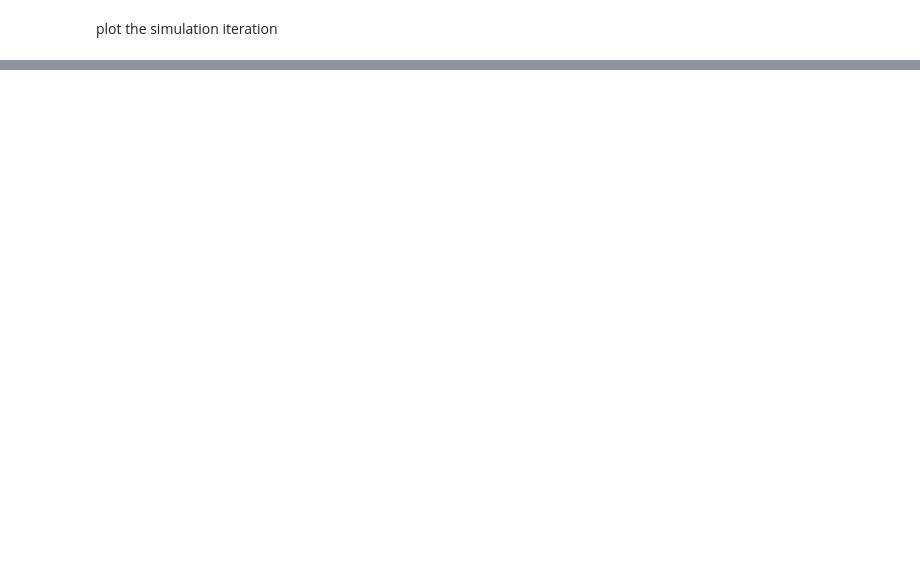
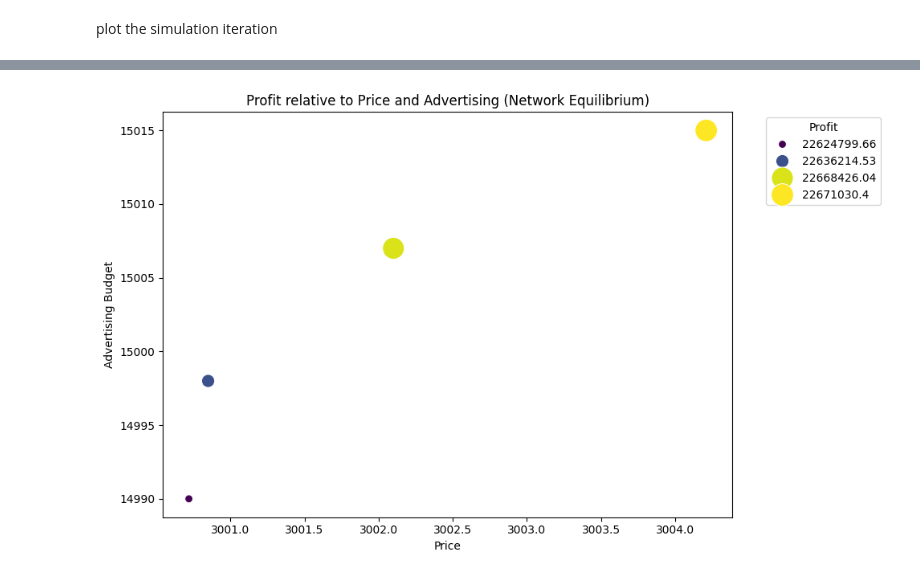
Before and after one commit to erf04/ec-hw1, a Jupyter notebook: main.ipynb, the cells around one changed output, grey strips where cells are left out. Drawn from its saved outputs; the diff is of its cells as text; code cells hidden in the pictures; blank space fills up the shorter version.

```diff
--- a/main.ipynb
+++ b/main.ipynb
@@ -110,0 +226,90 @@ NameError: name 'history' is not defined
+# %%
+import matplotlib.pyplot as plt
+import seaborn as sns
+from mpl_toolkits.mplot3d import Axes3D  # needed for 3D plot
+
+# --------------------------
+# 🔹 1. Profit vs Price & Ads (2D scatter + 3D surface)
+# --------------------------
+
+plt.figure(figsize=(10,6))
+sns.scatterplot(
+    data=df_network_final,
+    x="Price",
+    y="Ads",
+    size="Profit",
+    hue="Profit",
+    palette="viridis",
+    sizes=(50, 400)
+)
+plt.title("Profit relative to Price and Advertising (Network Equilibrium)")
+plt.xlabel("Price")
+plt.ylabel("Advertising Budget")
+plt.legend(title="Profit", bbox_to_anchor=(1.05, 1), loc='upper left')
+plt.tight_layout()
+plt.show()
+
+
+# 🔸 Optional: 3D visualization of equilibrium
+fig = plt.figure(figsize=(10,7))
+ax = fig.add_subplot(111, projection='3d')
+ax.scatter(
+    df_network_final["Price"],
+    df_network_final["Ads"],
+    df_network_final["Profit"],
+    c=df_network_final["Profit"],
+    cmap="plasma",
+    s=60
+)
+ax.set_title("Equilibrium Surface: Profit vs Price & Ads")
+ax.set_xlabel("Price")
+ax.set_ylabel("Ads Budget")
+ax.set_zlabel("Profit")
+plt.tight_layout()
+plt.show()
+
+
+# --------------------------
+# 🔹 2. Effect of Network Influence (Before vs After)
+# --------------------------
+
+plt.figure(figsize=(10,6))
+sns.barplot(
+    data=comparison.melt(
+        id_vars=["Seller", "Product"],
+        value_vars=["Profit_Before", "Profit_After"],
+        var_name="Stage",
+        value_name="Profit"
+    ),
+    x="Seller", y="Profit", hue="Stage", palette="coolwarm"
+)
+plt.title("Effect of Social Network Influence on Seller Profits")
+plt.xticks(rotation=45, ha="right")
+plt.tight_layout()
+plt.show()
+
+
+# --------------------------
+# 🔹 3. Correlation Plot – ΔProfit vs ΔInfluence (if available)
+# --------------------------
+
+if "influence_score" in df_network_final.columns:
+    influence_dict = df_network_final.set_index("Seller")["Profit"].to_dict()
+    comparison["Influence"] = comparison["Seller"].map(influence_dict)
+
+plt.figure(figsize=(8,6))
+sns.scatterplot(
+    data=comparison,
+    x="ΔProfit",
+    y="ΔDemand",
+    hue="ΔPrice",
+    palette="mako",
+    s=100
+)
+plt.title("Change in Profit vs Change in Demand (Effect of Network Influence)")
+plt.xlabel("Δ Profit (After - Before)")
+plt.ylabel("Δ Demand (After - Before)")
+plt.tight_layout()
+plt.show()
+# %% [output]
+[figure, added]
```
Also changed, not shown: parts of 7 cells of this notebook, 8 other files.
